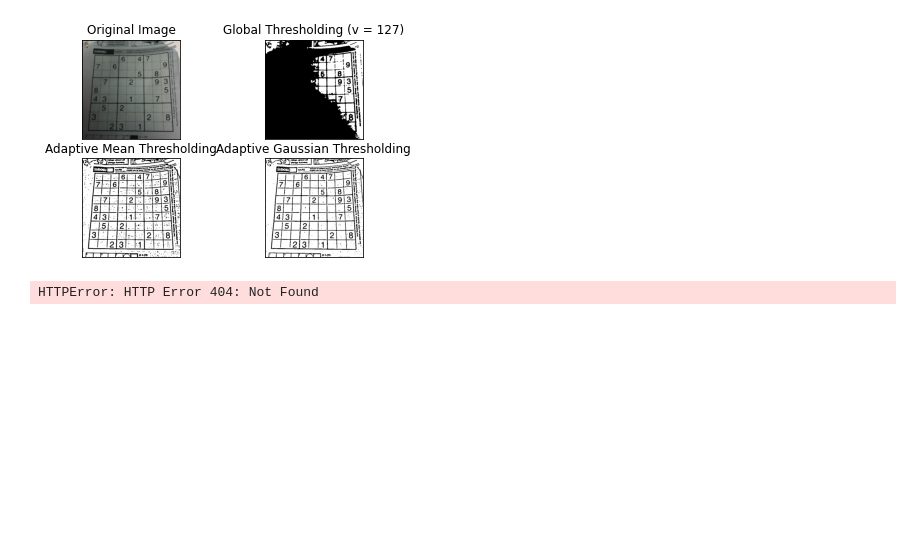
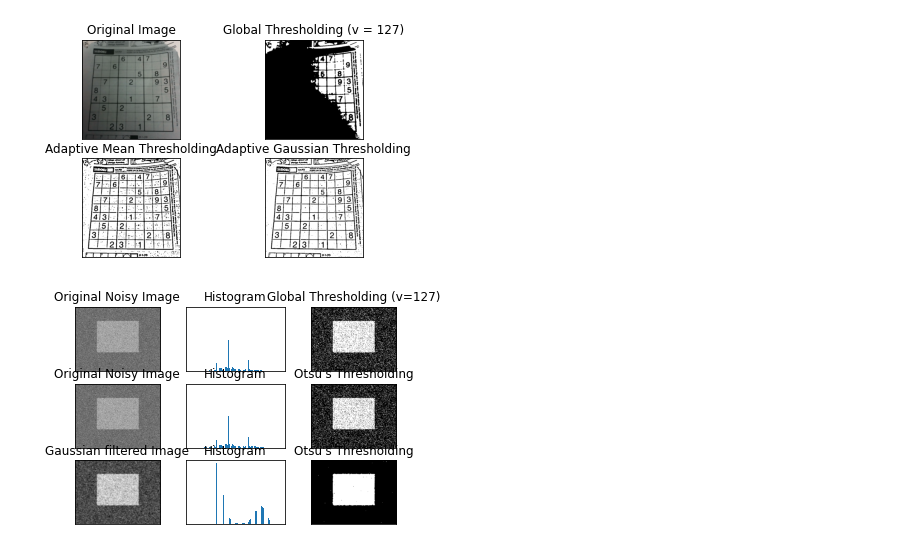
Before and after one commit to jackliusr/data-science, a Jupyter notebook: opencv/Image Processing in OpenCV/Image Thresholding.ipynb, the cells around one changed output. Saved outputs shown, nothing was run; the diff lists cells and outputs as text; code cells hidden in the pictures; blank space fills up the shorter version.

Commit message:
opencv

```diff
--- a/opencv/Image Processing in OpenCV/Image Thresholding.ipynb
+++ b/opencv/Image Processing in OpenCV/Image Thresholding.ipynb
@@ -59,28 +59,29 @@ uint8
 [figure]
 # %%
 # Otsu's Binarization
-img = imutils.url_to_image('https://raw.githubusercontent.com/opencv/opencv/master/samples/data/noisy2.png')
+img = imutils.url_to_image('https://raw.githubusercontent.com/advcha/OpenCV-Python/master/images/noisy2.png')
+img = cv.cvtColor(img, cv.COLOR_BGR2GRAY)
 # global thresholding
 ret1,th1 = cv.threshold(img,127,255,cv.THRESH_BINARY)
 # Otsu's thresholding
 ret2,th2 = cv.threshold(img,0,255,cv.THRESH_BINARY+cv.THRESH_OTSU)
 # Otsu's thresholding after Gaussian filtering
 blur = cv.GaussianBlur(img,(5,5),0)
 ret3,th3 = cv.threshold(blur,0,255,cv.THRESH_BINARY+cv.THRESH_OTSU)
 # plot all the images and their histograms
 images = [img, 0, th1,
           img, 0, th2,
           blur, 0, th3]
 titles = ['Original Noisy Image','Histogram','Global Thresholding (v=127)',
           'Original Noisy Image','Histogram',"Otsu's Thresholding",
           'Gaussian filtered Image','Histogram',"Otsu's Thresholding"]
 for i in range(3):
     plt.subplot(3,3,i*3+1),plt.imshow(images[i*3],'gray')
     plt.title(titles[i*3]), plt.xticks([]), plt.yticks([])
     plt.subplot(3,3,i*3+2),plt.hist(images[i*3].ravel(),256)
     plt.title(titles[i*3+1]), plt.xticks([]), plt.yticks([])
     plt.subplot(3,3,i*3+3),plt.imshow(images[i*3+2],'gray')
     plt.title(titles[i*3+2]), plt.xticks([]), plt.yticks([])
 plt.show()
 # %% [output]
-HTTPError: HTTP Error 404: Not Found
+[figure, added]
```
Also changed, not shown: 12 other files.
